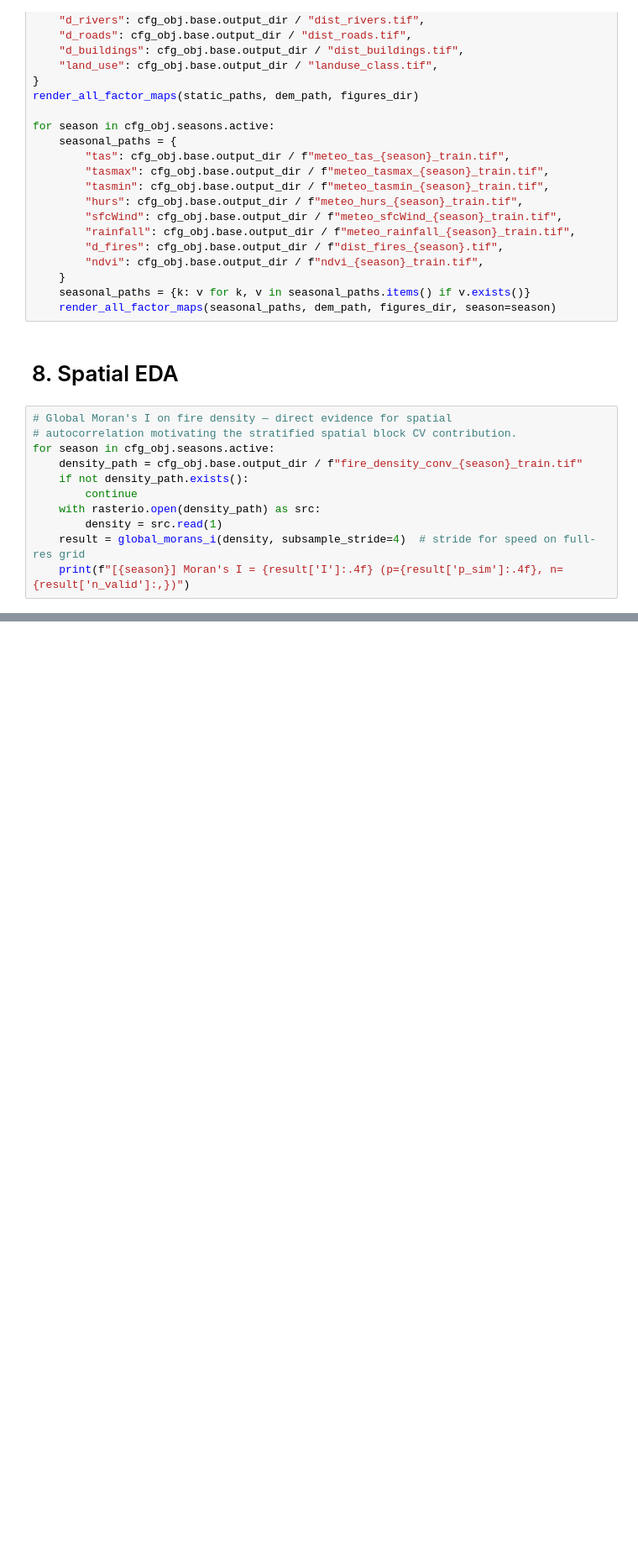
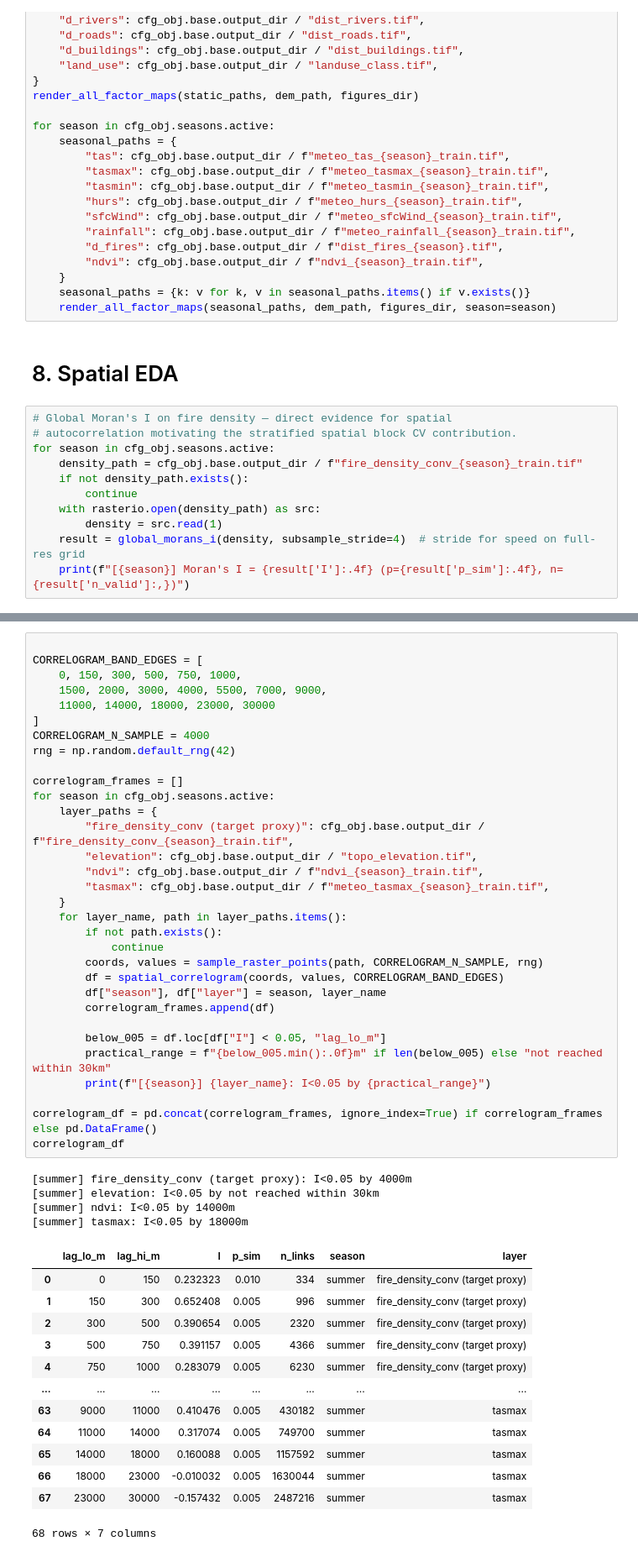
Before and after one commit to Racoo203/wildfire_risk_model, a Jupyter notebook: notebooks/01_eda.ipynb, the cells around one changed output, grey strips where cells are left out. Shown at 84% size. Cells and saved outputs as stored; diff of their text form; blank space fills up the shorter version.

```diff
--- a/notebooks/01_eda.ipynb
+++ b/notebooks/01_eda.ipynb
@@ -368,0 +391,50 @@ def correlogram(values_2d, cell_size_m, max_lag_cells=20, stride=4):
+# %%
+
+CORRELOGRAM_BAND_EDGES = [
+    0, 150, 300, 500, 750, 1000,
+    1500, 2000, 3000, 4000, 5500, 7000, 9000,
+    11000, 14000, 18000, 23000, 30000
+]
+CORRELOGRAM_N_SAMPLE = 4000
+rng = np.random.default_rng(42)
+
+correlogram_frames = []
+for season in cfg_obj.seasons.active:
+    layer_paths = {
+        "fire_density_conv (target proxy)": cfg_obj.base.output_dir / f"fire_density_conv_{season}_train.tif",
+        "elevation": cfg_obj.base.output_dir / "topo_elevation.tif",
+        "ndvi": cfg_obj.base.output_dir / f"ndvi_{season}_train.tif",
+        "tasmax": cfg_obj.base.output_dir / f"meteo_tasmax_{season}_train.tif",
+    }
+    for layer_name, path in layer_paths.items():
+        if not path.exists():
+            continue
+        coords, values = sample_raster_points(path, CORRELOGRAM_N_SAMPLE, rng)
+        df = spatial_correlogram(coords, values, CORRELOGRAM_BAND_EDGES)
+        df["season"], df["layer"] = season, layer_name
+        correlogram_frames.append(df)
+
+        below_005 = df.loc[df["I"] < 0.05, "lag_lo_m"]
+        practical_range = f"{below_005.min():.0f}m" if len(below_005) else "not reached within 30km"
+        print(f"[{season}] {layer_name}: I<0.05 by {practical_range}")
+
+correlogram_df = pd.concat(correlogram_frames, ignore_index=True) if correlogram_frames else pd.DataFrame()
+correlogram_df
+# %% [output]
+[summer] fire_density_conv (target proxy): I<0.05 by 4000m
+[summer] elevation: I<0.05 by not reached within 30km
+[summer] ndvi: I<0.05 by 14000m
+[summer] tasmax: I<0.05 by 18000m
+|  | lag_lo_m | lag_hi_m | I | p_sim | n_links | season | layer |
+| 0 | 0 | 150 | 0.232323 | 0.010 | 334 | summer | fire_density_conv (target proxy) |
+| 1 | 150 | 300 | 0.652408 | 0.005 | 996 | summer | fire_density_conv (target proxy) |
+| 2 | 300 | 500 | 0.390654 | 0.005 | 2320 | summer | fire_density_conv (target proxy) |
+| 3 | 500 | 750 | 0.391157 | 0.005 | 4366 | summer | fire_density_conv (target proxy) |
+| 4 | 750 | 1000 | 0.283079 | 0.005 | 6230 | summer | fire_density_conv (target proxy) |
+| ... | ... | ... | ... | ... | ... | ... | ... |
+| 63 | 9000 | 11000 | 0.410476 | 0.005 | 430182 | summer | tasmax |
+| 64 | 11000 | 14000 | 0.317074 | 0.005 | 749700 | summer | tasmax |
+| 65 | 14000 | 18000 | 0.160088 | 0.005 | 1157592 | summer | tasmax |
+| 66 | 18000 | 23000 | -0.010032 | 0.005 | 1630044 | summer | tasmax |
+| 67 | 23000 | 30000 | -0.157432 | 0.005 | 2487216 | summer | tasmax |
+68 rows × 7 columns
```
Also changed, not shown: parts of 3 cells of this notebook, 1 other file.
